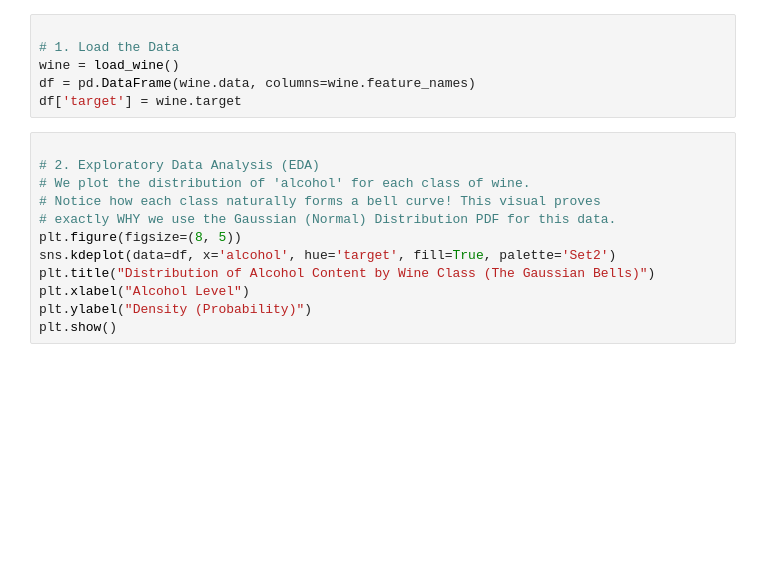
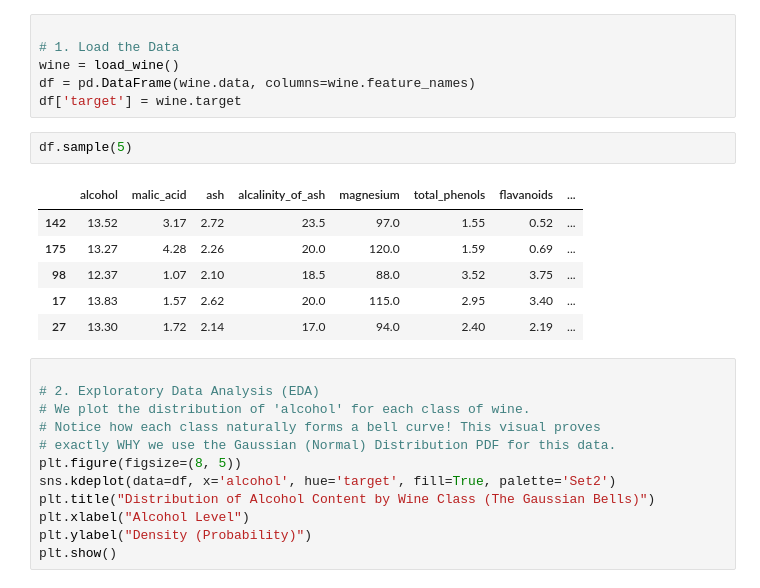
Before and after one commit to malik09-teach/batch-01, a Jupyter notebook: classification/gaussian.ipynb, the cells around one changed output. Drawn from its saved outputs; the diff is of its cells as text; blank space fills up the shorter version.

```diff
--- a/classification/gaussian.ipynb
+++ b/classification/gaussian.ipynb
@@ -15,6 +15,15 @@ from sklearn.naive_bayes import GaussianNB
 wine = load_wine()
 df = pd.DataFrame(wine.data, columns=wine.feature_names)
 df['target'] = wine.target
+# %%
+df.sample(5)
+# %% [output]
+|  | alcohol | malic_acid | ash | alcalinity_of_ash | magnesium | total_phenols | flavanoids | ... |
+| 142 | 13.52 | 3.17 | 2.72 | 23.5 | 97.0 | 1.55 | 0.52 | ... |
+| 175 | 13.27 | 4.28 | 2.26 | 20.0 | 120.0 | 1.59 | 0.69 | ... |
+| 98 | 12.37 | 1.07 | 2.10 | 18.5 | 88.0 | 3.52 | 3.75 | ... |
+| 17 | 13.83 | 1.57 | 2.62 | 20.0 | 115.0 | 2.95 | 3.40 | ... |
+| 27 | 13.30 | 1.72 | 2.14 | 17.0 | 94.0 | 2.40 | 2.19 | ... |
 # %%
 
 # 2. Exploratory Data Analysis (EDA)
```
